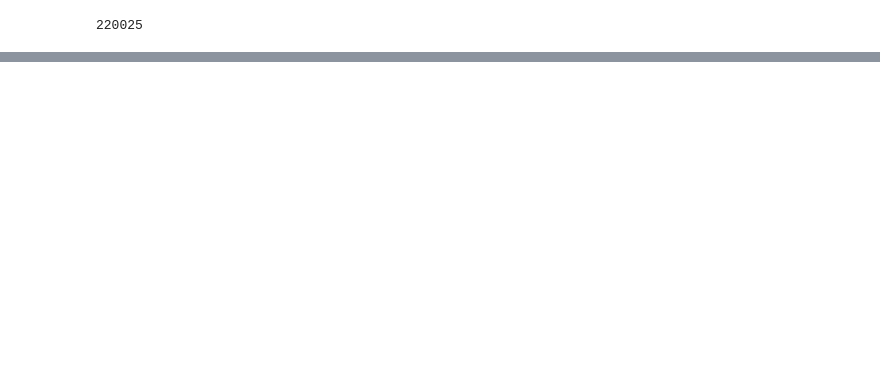
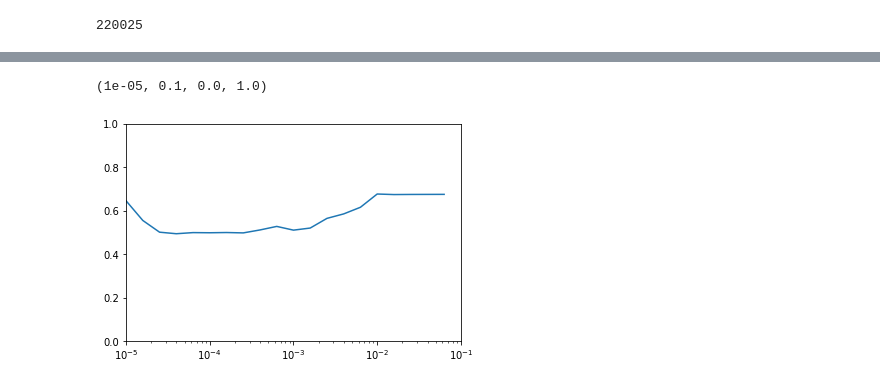
Before and after one commit to clyde2020/ML_Portfolio, a Jupyter notebook: Kaggle_Histopathologic_Cancer_Detection.ipynb, the cells around one changed output, grey strips where cells are left out. Cells and saved outputs as stored; diff of their text form; code cells hidden in the pictures; blank space fills up the shorter version.

```diff
--- a/Kaggle_Histopathologic_Cancer_Detection.ipynb
+++ b/Kaggle_Histopathologic_Cancer_Detection.ipynb
@@ -149,0 +195,25 @@ plt.axis([1e-4, 1e-0, 0, 10])
+# %%
+model = tf.keras.models.Sequential([
+    tf.keras.layers.Conv2D(32, 3, input_shape=(96, 96, 3), activation='relu'),
+    tf.keras.layers.MaxPooling2D(2),
+    tf.keras.layers.Conv2D(64, 3, activation='relu'),
+    tf.keras.layers.MaxPooling2D(2),
+    tf.keras.layers.Conv2D(96, 3, activation='relu'),
+    tf.keras.layers.MaxPooling2D(2),
+
+    tf.keras.layers.Flatten(),
+    tf.keras.layers.Dense(350, activation='relu'),
+    tf.keras.layers.Dense(1, activation='sigmoid')
+])
+
+lr_schedule = tf.keras.callbacks.LearningRateScheduler(
+    lambda epoch: 1e-5 * 10**(epoch / 5))
+optimizer = tf.keras.optimizers.Adam(learning_rate=1e-5)
+#model.compile(loss=tf.keras.losses.Huber(),
+#              optimizer=optimizer,
+#              metrics=["mae"])
+
+
+model.compile(optimizer=optimizer, loss='binary_crossentropy', metrics=['acc'])
+
+model.summary()
@@ -149,0 +238,5 @@ plt.axis([1e-4, 1e-0, 0, 10])
+# %%
+history = model.fit(train_generator,
+                    epochs=20,
+                    verbose=1,
+                    callbacks=[lr_schedule])
@@ -149,0 +261,6 @@ plt.axis([1e-4, 1e-0, 0, 10])
+# %%
+plt.semilogx(history.history["lr"], history.history["loss"])
+plt.axis([1e-5, 1e-1, 0, 1])
+# %% [output]
+(1e-05, 0.1, 0.0, 1.0)
+[figure, added]
```
Also changed, not shown: parts of 16 cells of this notebook.
